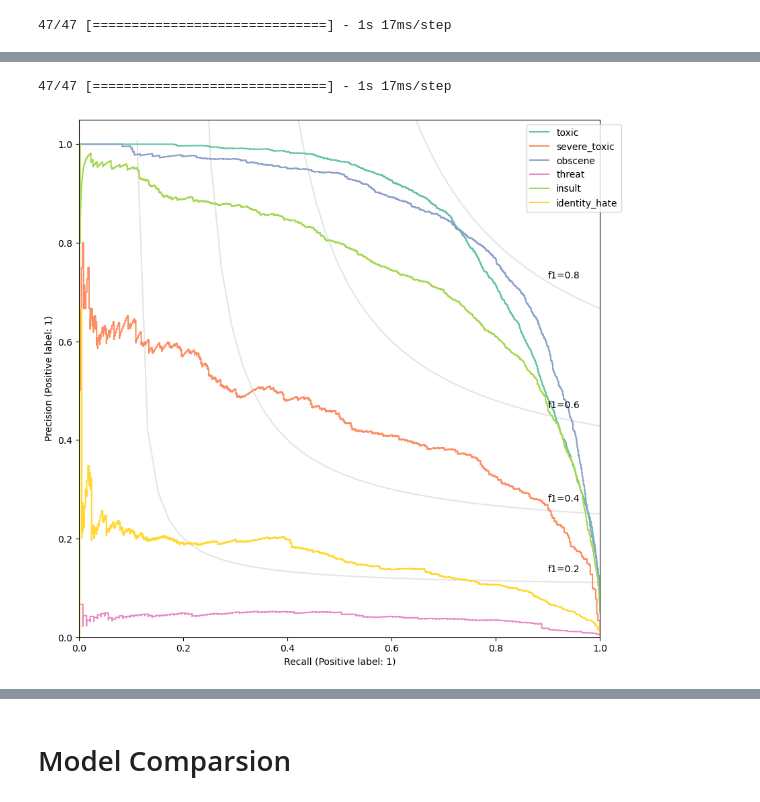
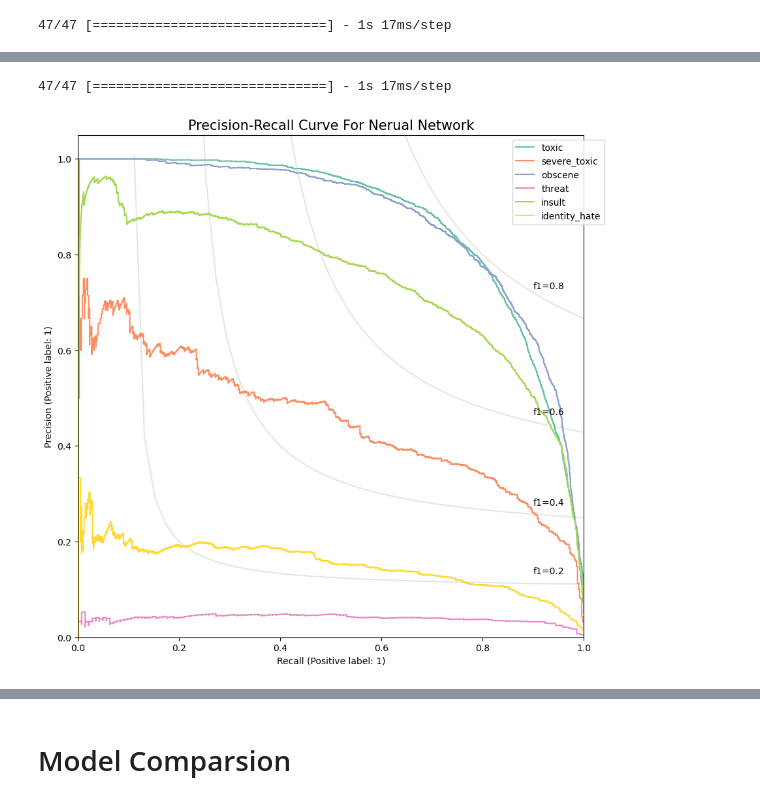
Before and after one commit to bryangyc/Toxic_comments_classification, a Jupyter notebook: code/modeling.ipynb, the cells around one changed output, grey strips where cells are left out. Saved outputs shown, nothing was run; the diff lists cells and outputs as text; code cells hidden in the pictures.

```diff
--- a/code/modeling.ipynb
+++ b/code/modeling.ipynb
@@ -996,5 +1009,5 @@ plt.show()
 # %%
-model = keras.models.load_model("../nn_models/model_ep2.h5")
+model = keras.models.load_model("../nn_models/model_ep3.h5")
 # %%
 # train_predictions_baseline = model.predict(vectorized_X_train, batch_size=1024)
 # test_predictions_baseline = model.predict(vectorized_X_test, batch_size=1024)
@@ -1021,44 +1035,34 @@ for i in range(6):
 # %%
 y_pred = model.predict(vectorized_X_test, batch_size=1024)
 
 f, ax = plt.subplots(figsize=(10, 10))
 # axes = axes.ravel()
 colors = cycle(sns.color_palette("Set2", 10))
 features = ["toxic", "severe_toxic", "obscene", "threat", "insult", "identity_hate"]
 
 f_scores = np.linspace(0.2, 0.8, num=4)
 lines, labels = [], []
 for f_score in f_scores:
     x = np.linspace(0.01, 1)
     y = f_score * x / (2 * x - f_score)
     (l,) = plt.plot(x[y >= 0], y[y >= 0], color="gray", alpha=0.2)
     plt.annotate("f1={0:0.1f}".format(f_score), xy=(0.9, y[45] + 0.02))
 
-# precision = dict()
-# recall = dict()
-# for i in range(6):
-#     precision[i], recall[i], _ = precision_recall_curve(y_test[:, i],
-#                                                         y_pred[:, i])
-#     plt.plot(recall[i], precision[i], lw=2, label='class {}'.format(i))
-
 for i in range(6):
     disp = PrecisionRecallDisplay.from_predictions(
         y_test[:, i], y_pred[:, i], name=features[i])
     plt.close()
-    # disp = ConfusionMatrixDisplay(
-    #     confusion_matrix(y_test[:, i], y_pred[:, i]), display_labels=[0, 1]
-    # )
     disp.plot(ax=ax, color=next(colors), label=f"{features[i]}")
     ax.set_xlim([0.0, 1.0])
     ax.set_ylim([0.0, 1.05])
-    ax.legend(loc="best", bbox_to_anchor=(1.05, 1))
-    # disp.ax_.set_title(f"{features[i]}")
-    # disp.ax_.set_xlabel("")
-    # disp.ax_.set_ylabel("")
-    # disp.im_.colorbar.remove()
+    ax.legend(loc="upper right", bbox_to_anchor=(1.05, 1))
+
+plt.title("Precision-Recall curve for Nerual Network".title(), fontsize=15)
+plt.savefig("../charts/nn/overall_precision_recall.png", bbox_inches="tight")
+plt.show()
 # %% [output]
 47/47 [==============================] - 1s 17ms/step
-[figure, old version]
+[figure, new version]
 # %%
 model.evaluate(vectorized_X_test, y_test)
 # %% [output]
```
Also changed, not shown: parts of 51 cells of this notebook, 24 other files.
